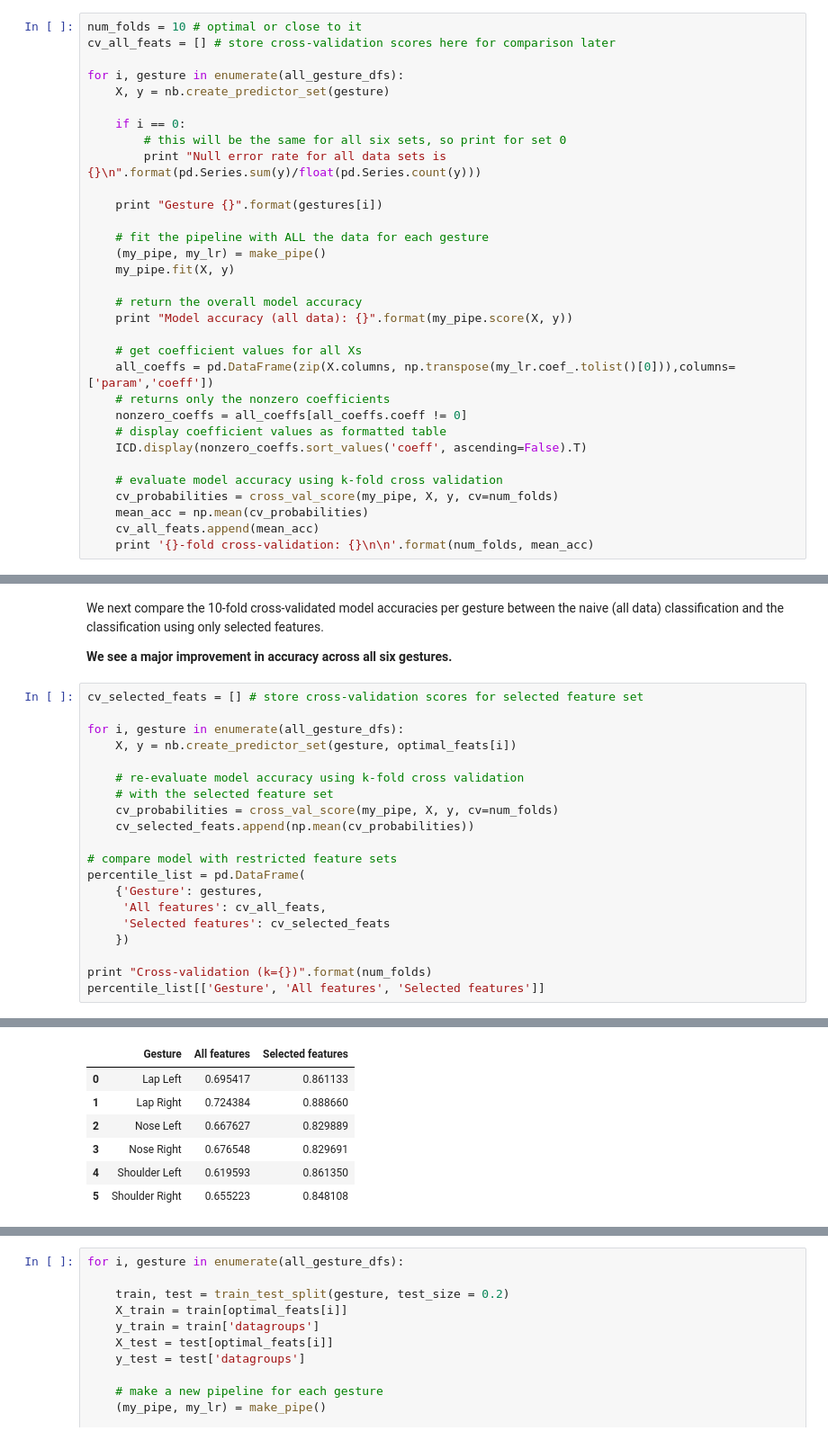
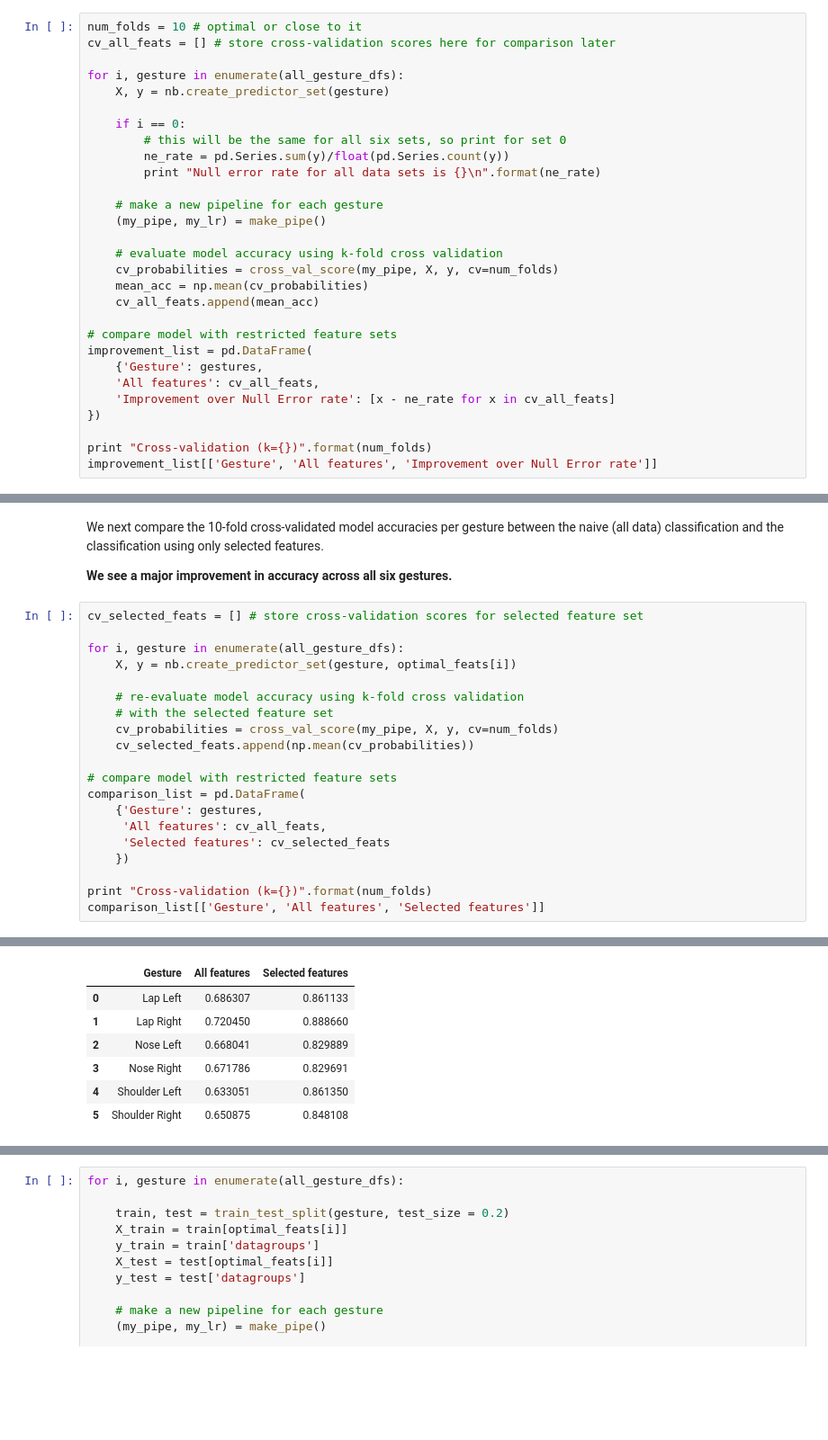
Before and after one commit to sjmercer65/tremor, a Jupyter notebook: Parkinsons.ipynb, the cells around one changed output, grey strips where cells are left out. Shown at 90% size. Drawn from its saved outputs; the diff is of its cells as text; blank space fills up the shorter version.

```diff
--- a/Parkinsons.ipynb
+++ b/Parkinsons.ipynb
@@ -80,29 +78,26 @@ for i, gesture in enumerate(all_gesture_dfs):
 
     if i == 0:
         # this will be the same for all six sets, so print for set 0
-        print "Null error rate for all data sets is {}\n".format(pd.Series.sum(y)/float(pd.Series.count(y)))
+        ne_rate = pd.Series.sum(y)/float(pd.Series.count(y))
+        print "Null error rate for all data sets is {}\n".format(ne_rate)
 
-    print "Gesture {}".format(gestures[i])
-
-    # fit the pipeline with ALL the data for each gesture
+    # make a new pipeline for each gesture
     (my_pipe, my_lr) = make_pipe()
-    my_pipe.fit(X, y)
-
-    # return the overall model accuracy
-    print "Model accuracy (all data): {}".format(my_pipe.score(X, y))
-
-    # get coefficient values for all Xs
-    all_coeffs = pd.DataFrame(zip(X.columns, np.transpose(my_lr.coef_.tolist()[0])),columns=['param','coeff'])
-    # returns only the nonzero coefficients
-    nonzero_coeffs = all_coeffs[all_coeffs.coeff != 0]
-    # display coefficient values as formatted table
-    ICD.display(nonzero_coeffs.sort_values('coeff', ascending=False).T)
 
     # evaluate model accuracy using k-fold cross validation
     cv_probabilities = cross_val_score(my_pipe, X, y, cv=num_folds)
     mean_acc = np.mean(cv_probabilities)
     cv_all_feats.append(mean_acc)
-    print '{}-fold cross-validation: {}\n\n'.format(num_folds, mean_acc)
+
+# compare model with restricted feature sets
+improvement_list = pd.DataFrame(
+    {'Gesture': gestures,
+    'All features': cv_all_feats,
+    'Improvement over Null Error rate': [x - ne_rate for x in cv_all_feats]
+})
+
+print "Cross-validation (k={})".format(num_folds)
+improvement_list[['Gesture', 'All features', 'Improvement over Null Error rate']]
 # %% [output]
 Null error rate for all data sets is 0.518181818182
 
@@ -203,32 +188,32 @@ We next compare the 10-fold cross-validated model accuracies per gesture between
 # %%
 cv_selected_feats = [] # store cross-validation scores for selected feature set
 
 for i, gesture in enumerate(all_gesture_dfs):
     X, y = nb.create_predictor_set(gesture, optimal_feats[i])
 
     # re-evaluate model accuracy using k-fold cross validation
     # with the selected feature set
     cv_probabilities = cross_val_score(my_pipe, X, y, cv=num_folds)
     cv_selected_feats.append(np.mean(cv_probabilities))
 
 # compare model with restricted feature sets
-percentile_list = pd.DataFrame(
+comparison_list = pd.DataFrame(
     {'Gesture': gestures,
      'All features': cv_all_feats,
      'Selected features': cv_selected_feats
     })
 
 print "Cross-validation (k={})".format(num_folds)
-percentile_list[['Gesture', 'All features', 'Selected features']]
+comparison_list[['Gesture', 'All features', 'Selected features']]
 # %% [output]
 Cross-validation (k=10)
 |  | Gesture | All features | Selected features |
-| 0 | Lap Left | 0.695417 | 0.861133 |
-| 1 | Lap Right | 0.724384 | 0.888660 |
-| 2 | Nose Left | 0.667627 | 0.829889 |
-| 3 | Nose Right | 0.676548 | 0.829691 |
-| 4 | Shoulder Left | 0.619593 | 0.861350 |
-| 5 | Shoulder Right | 0.655223 | 0.848108 |
+| 0 | Lap Left | 0.686307 | 0.861133 |
+| 1 | Lap Right | 0.720450 | 0.888660 |
+| 2 | Nose Left | 0.668041 | 0.829889 |
+| 3 | Nose Right | 0.671786 | 0.829691 |
+| 4 | Shoulder Left | 0.633051 | 0.861350 |
+| 5 | Shoulder Right | 0.650875 | 0.848108 |
 # %% [markdown]
 With feature selection, <strong>the mean accuracy across all six gestures is 0.853</strong>, and would have lower variance then any model alone.
 
```
Also changed, not shown: parts of 16 cells of this notebook.
